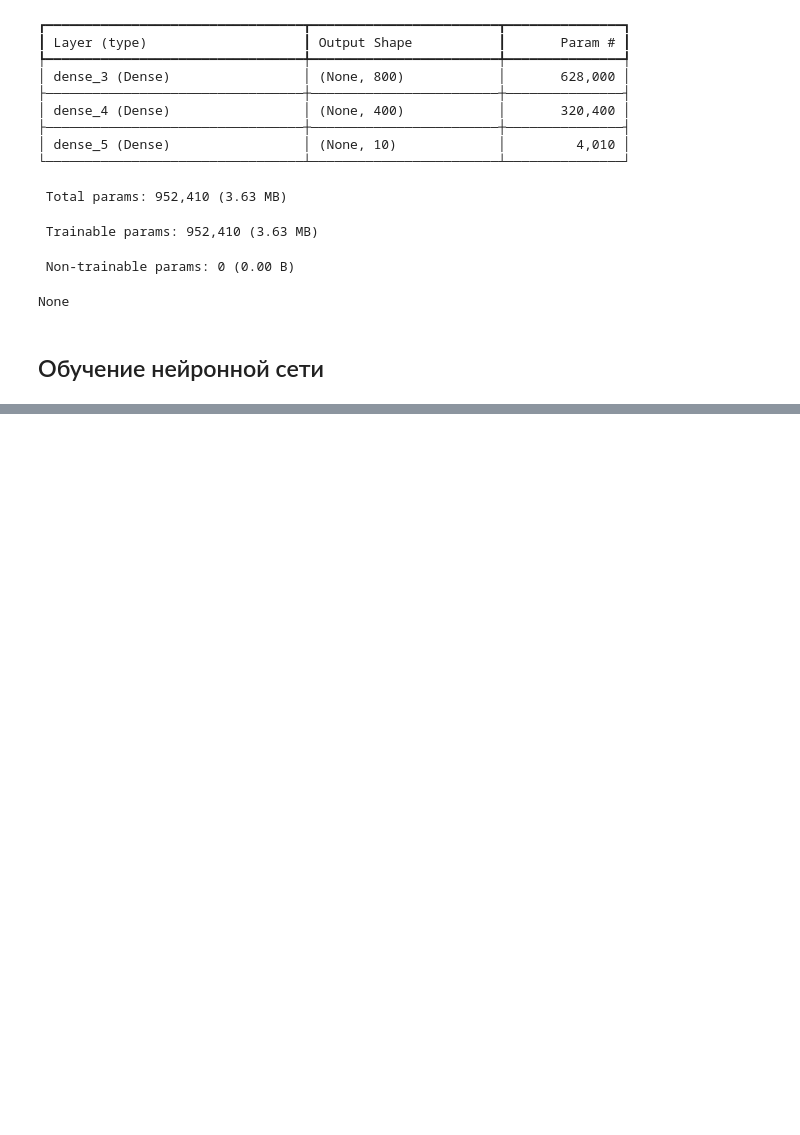
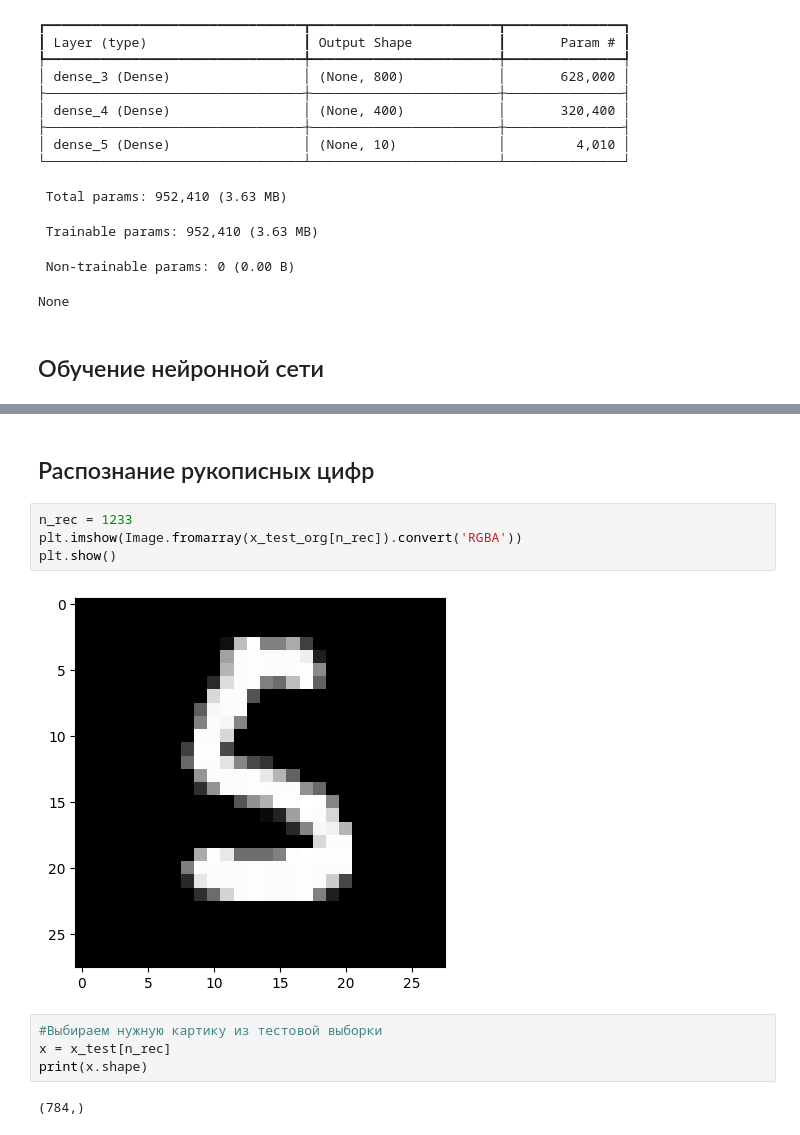
Before and after one commit to GubkinKirill/MNIST_solution, a Jupyter notebook: mnist.ipynb, the cells around one changed output, grey strips where cells are left out. Drawn from its saved outputs; the diff is of its cells as text; blank space fills up the shorter version.

Commit message:
test model

```diff
--- a/mnist.ipynb
+++ b/mnist.ipynb
@@ -123,0 +143,14 @@ model.fit(x_train, y_train, batch_size=128 epochs=15, verbose=1, validation_spli
+# %% [markdown]
+## Распознание рукописных цифр
+# %%
+n_rec = 1233
+plt.imshow(Image.fromarray(x_test_org[n_rec]).convert('RGBA'))
+plt.show()
+# %% [output]
+[figure, added]
+# %%
+#Выбираем нужную картику из тестовой выборки
+x = x_test[n_rec]
+print(x.shape)
+# %% [output]
+(784,)
```
Also changed, not shown: parts of 5 cells of this notebook, 2 other files.
